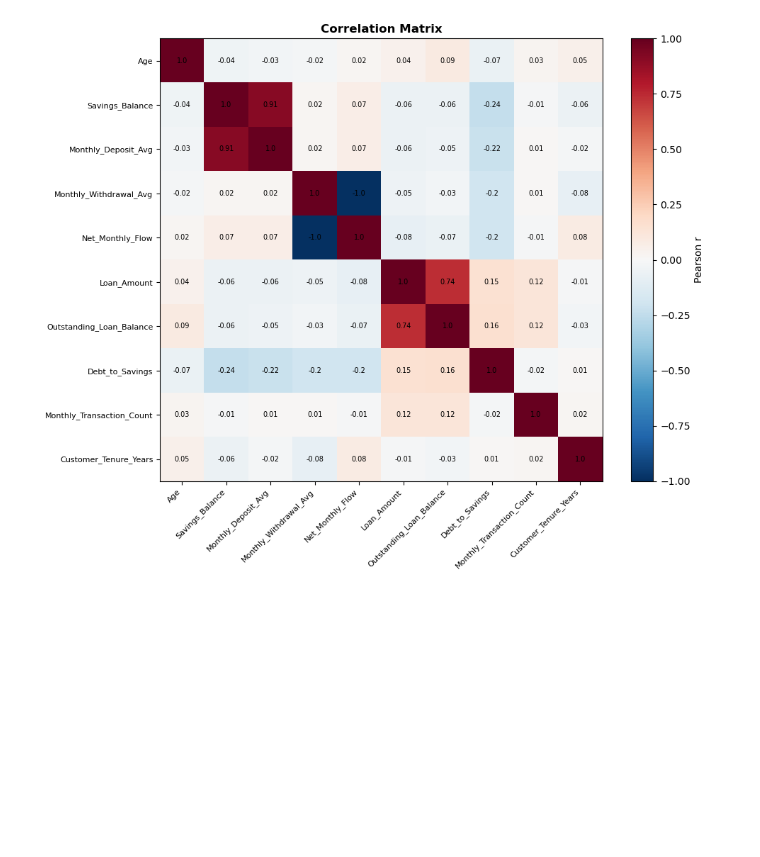
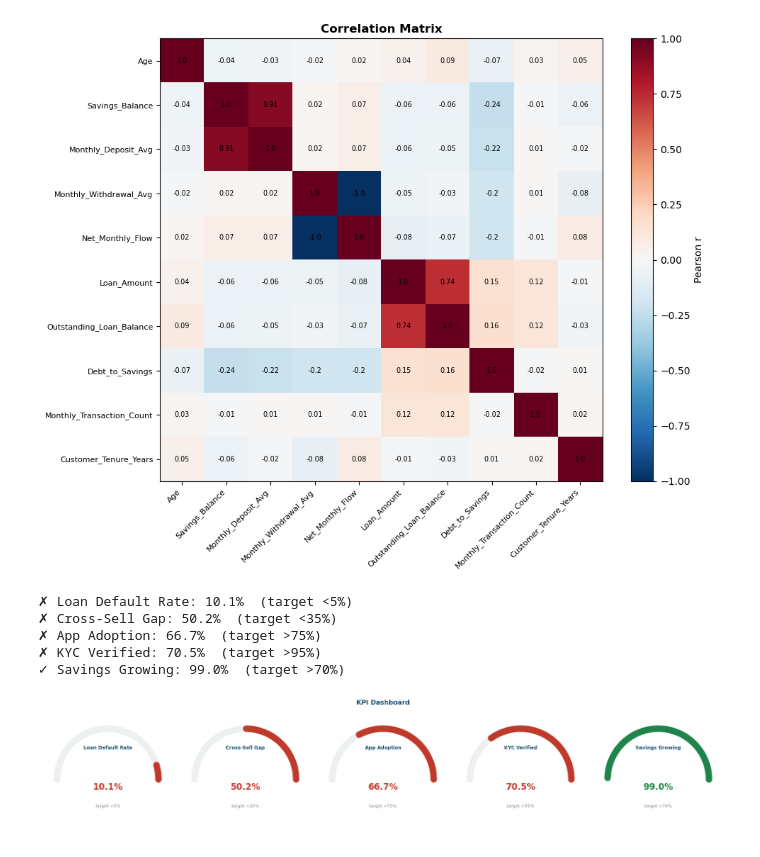
Before and after one commit to senara20240943-droid/Dialog-Fintec, a Jupyter notebook: Cleaning and EDA.ipynb, the cells around one changed output. Drawn from its saved outputs; the diff is of its cells as text; code cells hidden in the pictures; blank space fills up the shorter version.

```diff
--- a/Cleaning and EDA.ipynb
+++ b/Cleaning and EDA.ipynb
@@ -477,3 +477,43 @@ ax.set_title("Correlation Matrix", fontweight="bold")
 plt.tight_layout(); plt.show()
 # %% [output]
 [figure]
+# %%
+#calculates 5 KPIs and shows them as gauge charts with targets and status.
+
+
+kpi_data = [
+    ("Loan Default Rate",    pct((loan_valid["Loan_Repayment_Status"]=="Defaulted").sum(), len(loan_valid)), 5,  "lower"),
+    ("Cross-Sell Gap",       pct(df["CrossSell_Opportunity"].sum(), len(df)),                                35, "lower"),
+    ("App Adoption",         pct((df["Mobile_App_User"]=="Yes").sum(), len(df)),                             75, "higher"),
+    ("KYC Verified",         pct((df["KYC_Status"]=="Verified").sum(), len(df)),                             95, "higher"),
+    ("Savings Growing",      pct((df["Net_Monthly_Flow"]>0).sum(), len(df)),                                 70, "higher"),
+]
+
+# Print summary
+for name, value, target, direction in kpi_data:
+    met = (value <= target) if direction == "lower" else (value >= target)
+    print(f"{'✓' if met else '✗'} {name}: {value}%  (target {'<' if direction=='lower' else '>'}{target}%)")
+
+# Chart
+fig, axes = plt.subplots(1, 5, figsize=(18, 4))
+fig.suptitle("KPI Dashboard", fontweight="bold", color=NAVY)
+
+for ax, (name, value, target, direction) in zip(axes, kpi_data):
+    color = GREEN if (value <= target if direction == "lower" else value >= target) else RED
+    theta = np.linspace(0, np.pi, 100)
+    ax.plot(np.cos(theta), np.sin(theta), color=LGREY, linewidth=12, solid_capstyle="round")
+    ax.plot(np.cos(theta[:int(value)]), np.sin(theta[:int(value)]), color=color, linewidth=12, solid_capstyle="round")
+    ax.text(0, -0.2, f"{value}%", ha="center", fontsize=16, fontweight="bold", color=color)
+    ax.text(0,  0.6, name,        ha="center", fontsize=9,  fontweight="bold", color=NAVY)
+    ax.text(0, -0.55, f"target {'<' if direction=='lower' else '>'}{target}%", ha="center", fontsize=8, color=GREY)
+    ax.set_xlim(-1.3, 1.3); ax.set_ylim(-1.1, 1.1)
+    ax.set_aspect("equal"); ax.axis("off")
+
+plt.tight_layout(); plt.show()
+# %% [output]
+✗ Loan Default Rate: 10.1%  (target <5%)
+✗ Cross-Sell Gap: 50.2%  (target <35%)
+✗ App Adoption: 66.7%  (target >75%)
+✗ KYC Verified: 70.5%  (target >95%)
+✓ Savings Growing: 99.0%  (target >70%)
+[figure, added]
```
Also changed, not shown: 1 other file.
